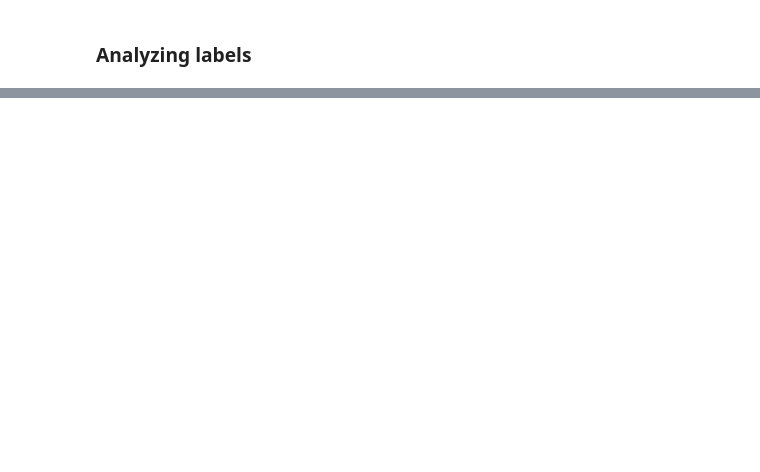
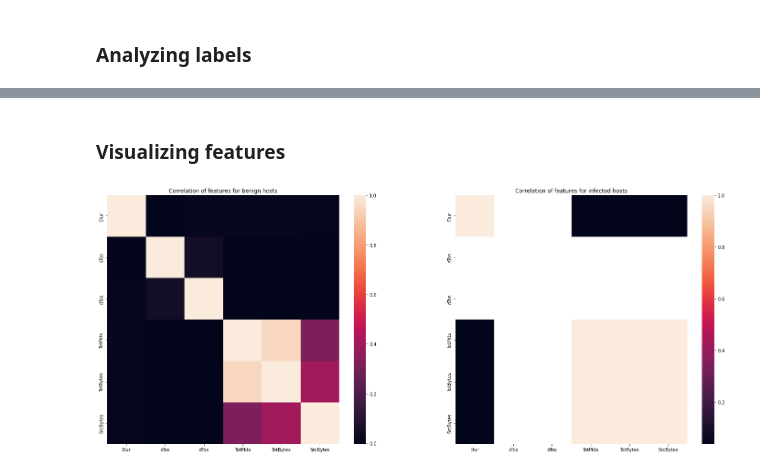
Before and after one commit to kponichtera/cs4035-cda, a Jupyter notebook: lab3/lab3.ipynb, the cells around one changed output, grey strips where cells are left out. Cells and saved outputs as stored; diff of their text form; code cells hidden in the pictures; blank space fills up the shorter version.

Commit message:
Basic visualization of the dataset

```diff
--- a/lab3/lab3.ipynb
+++ b/lab3/lab3.ipynb
@@ -32,5 +35,21 @@ All the necessary packages are specified in _requirements.txt_, and can be insta
 ### Reading data set
 # %%
 df = pd.read_csv("data/dataset_10/capture20110818.binetflow")
+
+infected_hosts = [
+'147.32.84.165',
+'147.32.84.191',
+'147.32.84.192',
+'147.32.84.193',
+'147.32.84.204',
+'147.32.84.205',
+'147.32.84.206',
+'147.32.84.207',
+'147.32.84.208',
+'147.32.84.209'
+]
+
+print('Dataset size:', len(df))
+
 df.head()
 # %% [output]
@@ -48,0 +65,13 @@ array(['   ->', '  <?>', '   ?>', '  <->', '  who', '  <-'], dtype=object)
+# %%
+def filter_benign(df):
+    return df[~df['SrcAddr'].isin(infected_hosts)]
+
+def filter_infected(df):
+    return df[df['SrcAddr'].isin(infected_hosts)]
+# %%
+df_benign = filter_benign(df)
+df_infected = filter_infected(df)
+
+print('Data entries count:', len(df))
+print('Data entries count from benign hosts:', len(df_benign))
+print('Data entries count from infected hosts:', len(df_infected))
@@ -48,0 +100,14 @@ array(['   ->', '  <?>', '   ?>', '  <->', '  who', '  <-'], dtype=object)
+# %% [markdown]
+### Visualizing features
+# %%
+_, (ax1, ax2) = plt.subplots(1, 2, figsize=(25, 10))
+
+ax1.set_title('Correlation of features for benign hosts')
+sns.heatmap(df_benign.corr(), ax=ax1)
+
+ax2.set_title('Correlation of features for infected hosts')
+sns.heatmap(df_infected.corr(), ax=ax2)
+
+plt.show()
+# %% [output]
+[figure, added]
```
Also changed, not shown: parts of 11 cells of this notebook.
